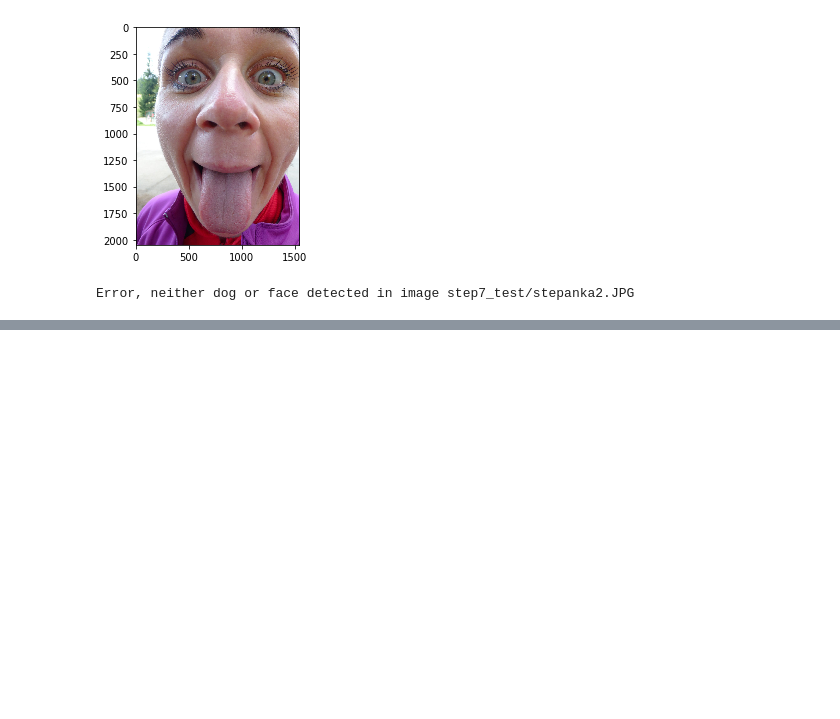
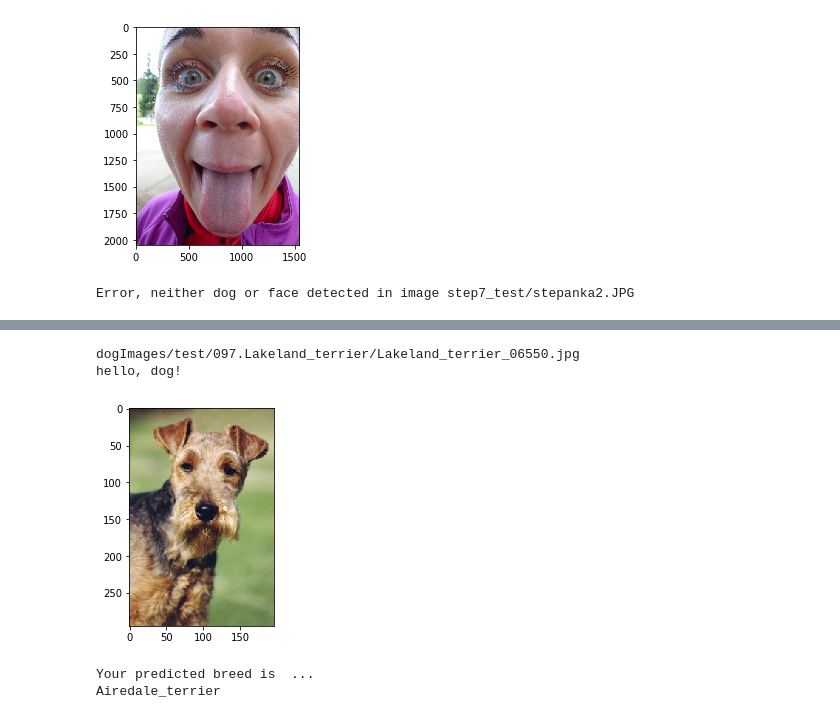
Before and after one commit to mprilucik/dog-project, a Jupyter notebook: dog_app.ipynb, the cells around one changed output, grey strips where cells are left out. Cells and saved outputs as stored; diff of their text form; code cells hidden in the pictures; blank space fills up the shorter version.

```diff
--- a/dog_app.ipynb
+++ b/dog_app.ipynb
@@ -864,0 +885,10 @@ Beagle
+# %%
+img_path = test_files[555]
+print (img_path)
+predict_breed(img_path)
+# %% [output]
+dogImages/test/097.Lakeland_terrier/Lakeland_terrier_06550.jpg
+hello, dog!
+[figure, added]
+Your predicted breed is  ...
+Airedale_terrier
```
Also changed, not shown: parts of 18 cells of this notebook, 2 other files.
